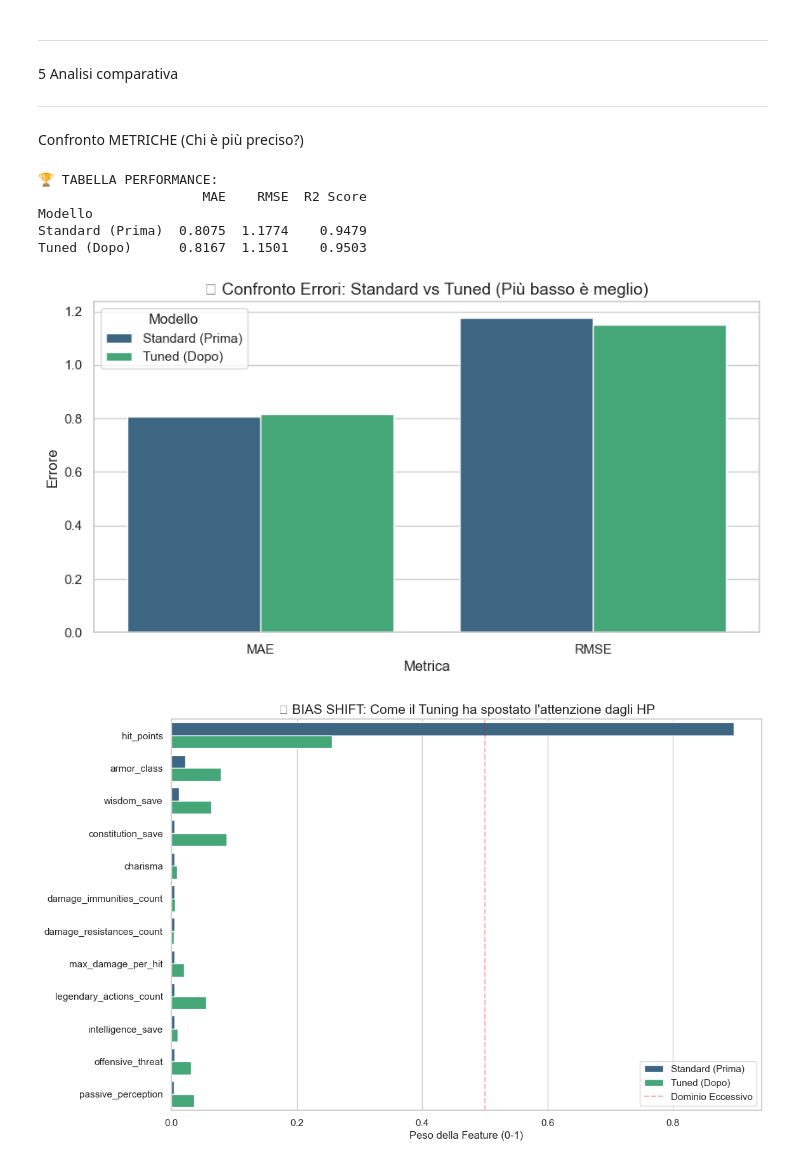
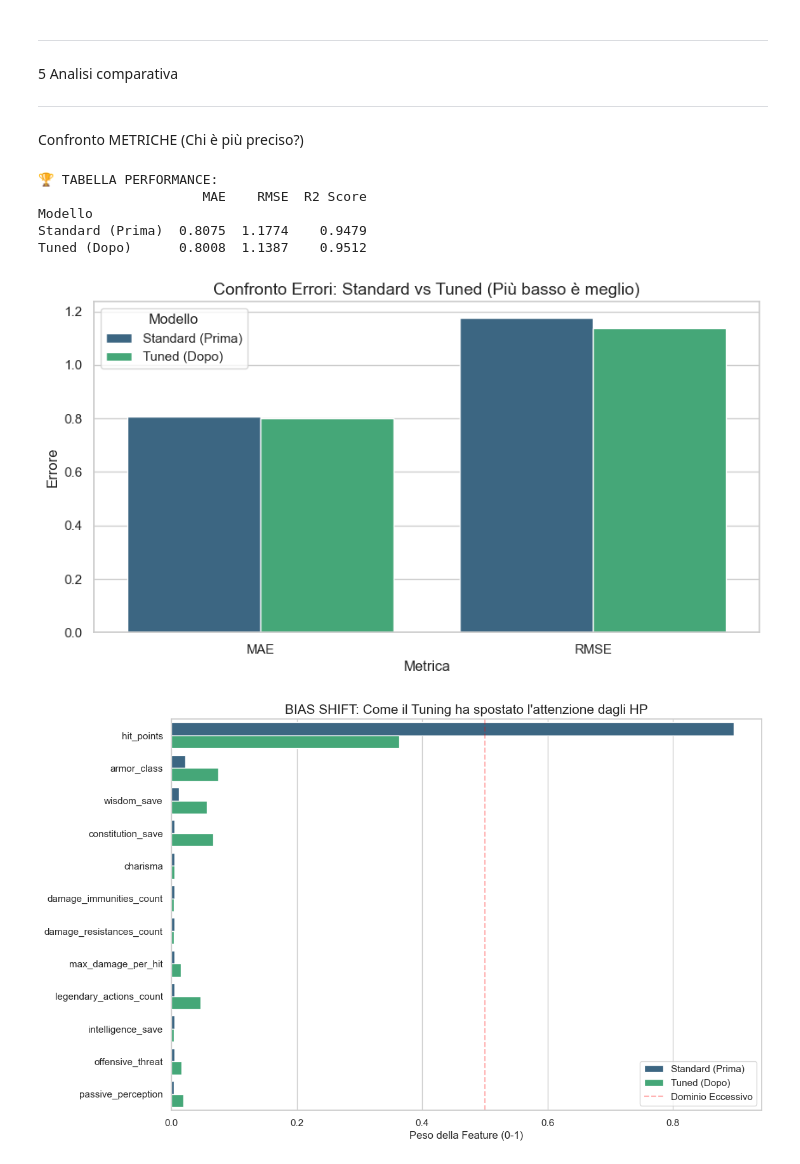
Before and after one commit to toyo54/MonsterOracle, a Jupyter notebook: optimization.ipynb, the cells around one changed output. Cells and saved outputs as stored; diff of their text form; code cells hidden in the pictures.

```diff
--- a/optimization.ipynb
+++ b/optimization.ipynb
@@ -115,9 +115,9 @@ rf_std.fit(X_train, y_train)
 # max_features=0.3 -> Ogni albero vede solo il 30% delle feature (nasconde spesso gli HP)
 print("🟢 Training Tuned (Blindfold)...")
 rf_tuned = RandomForestRegressor(
-    n_estimators=500,
-    max_features='log2',
-    min_samples_leaf=2,  # Sensibilità agli outlier
+    n_estimators=300,
+    max_features=0.3,
+    min_samples_leaf=3,
     random_state=42,
     n_jobs=-1
 )
@@ -201,7 +201,7 @@ plt.figure(figsize=(10, 5))
 res_melt = df_res.reset_index().melt(id_vars="Modello", value_vars=["MAE", "RMSE"], var_name="Metrica",
                                      value_name="Errore")
 sns.barplot(data=res_melt, x="Metrica", y="Errore", hue="Modello", palette='viridis')
-plt.title("📉 Confronto Errori: Standard vs Tuned (Più basso è meglio)", fontsize=14)
+plt.title("Confronto Errori: Standard vs Tuned (Più basso è meglio)", fontsize=14)
 plt.show()
 
 # 2. Confronto LOGICA (Come è cambiato il ragionamento?)
@@ -211,34 +211,34 @@ imp_tuned = pd.DataFrame({'Feature': X.columns, 'Importance': rf_tuned.feature_i
 
 # Uniamo i due dati
 comp_imp = pd.concat([imp_std, imp_tuned])
 
 # Ordiniamo in base all'importanza nel modello Standard per vedere quanto cambia
 order = imp_std.sort_values(by='Importance', ascending=False)['Feature'].head(12)  # Prendiamo le top 12
 
 plt.figure(figsize=(12, 8))
 sns.barplot(
     data=comp_imp[comp_imp['Feature'].isin(order)],  # Filtriamo solo le top feature
     y='Feature',
     x='Importance',
     hue='Modello',
     palette='viridis',
     order=order  # Manteniamo l'ordine deciso prima
 )
 
-plt.title("🧠 BIAS SHIFT: Come il Tuning ha spostato l'attenzione dagli HP", fontsize=15)
+plt.title("BIAS SHIFT: Come il Tuning ha spostato l'attenzione dagli HP", fontsize=15)
 plt.xlabel("Peso della Feature (0-1)", fontsize=12)
 plt.ylabel("")
 plt.axvline(0.5, color='red', linestyle='--', alpha=0.3, label='Dominio Eccessivo')
 plt.legend()
 plt.show()
 
 # Export Finale
 df_lean.to_csv("./data/monsters_lean.csv", index=False)
 # %% [output]
 🏆 TABELLA PERFORMANCE:
                      MAE    RMSE  R2 Score
 Modello
 Standard (Prima)  0.8075  1.1774    0.9479
-Tuned (Dopo)      0.8167  1.1501    0.9503
+Tuned (Dopo)      0.8008  1.1387    0.9512
-[figure, old version]
+[figure, new version]
-[figure, old version]
+[figure, new version]
```
Also changed, not shown: parts of 1 cell of this notebook, 1 other file.
